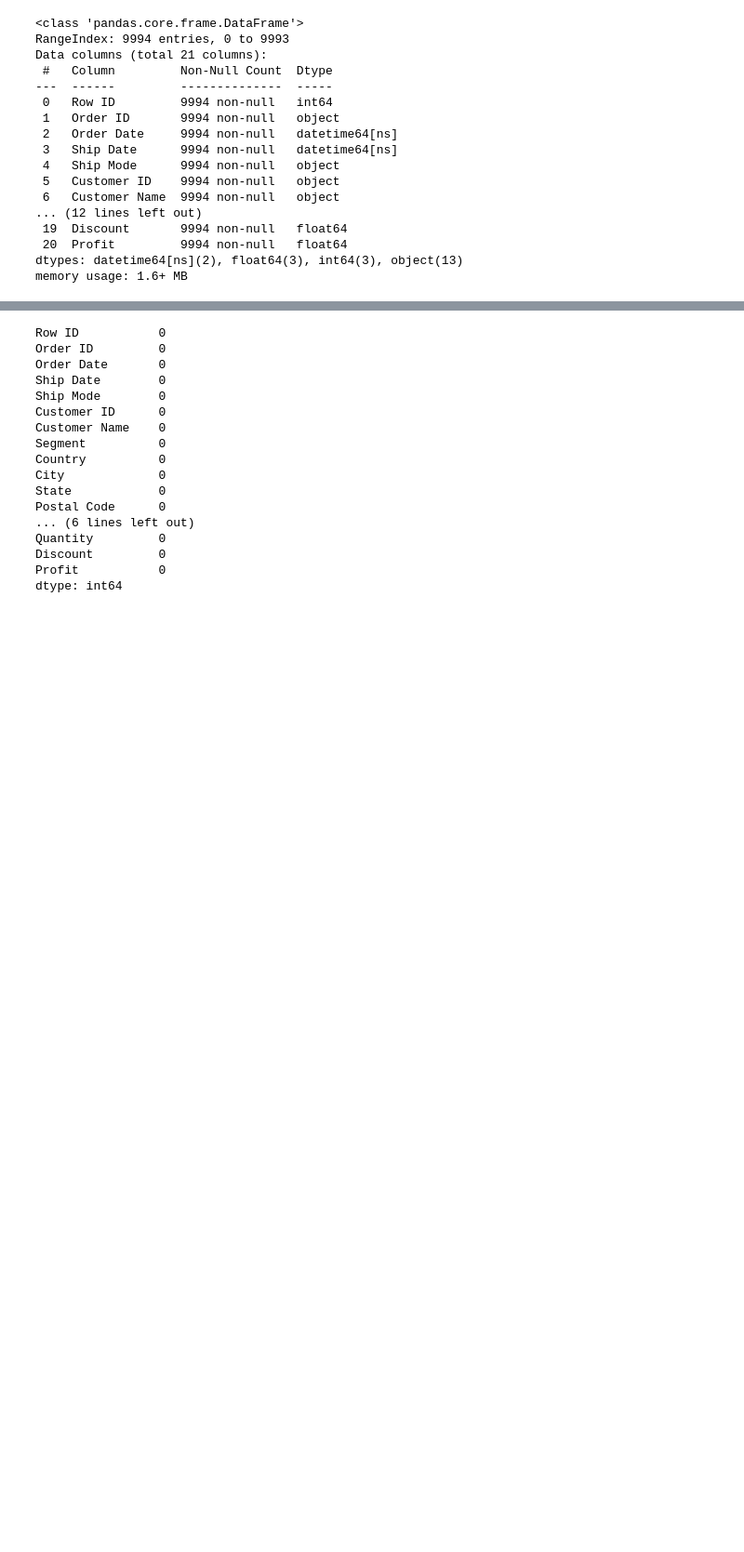
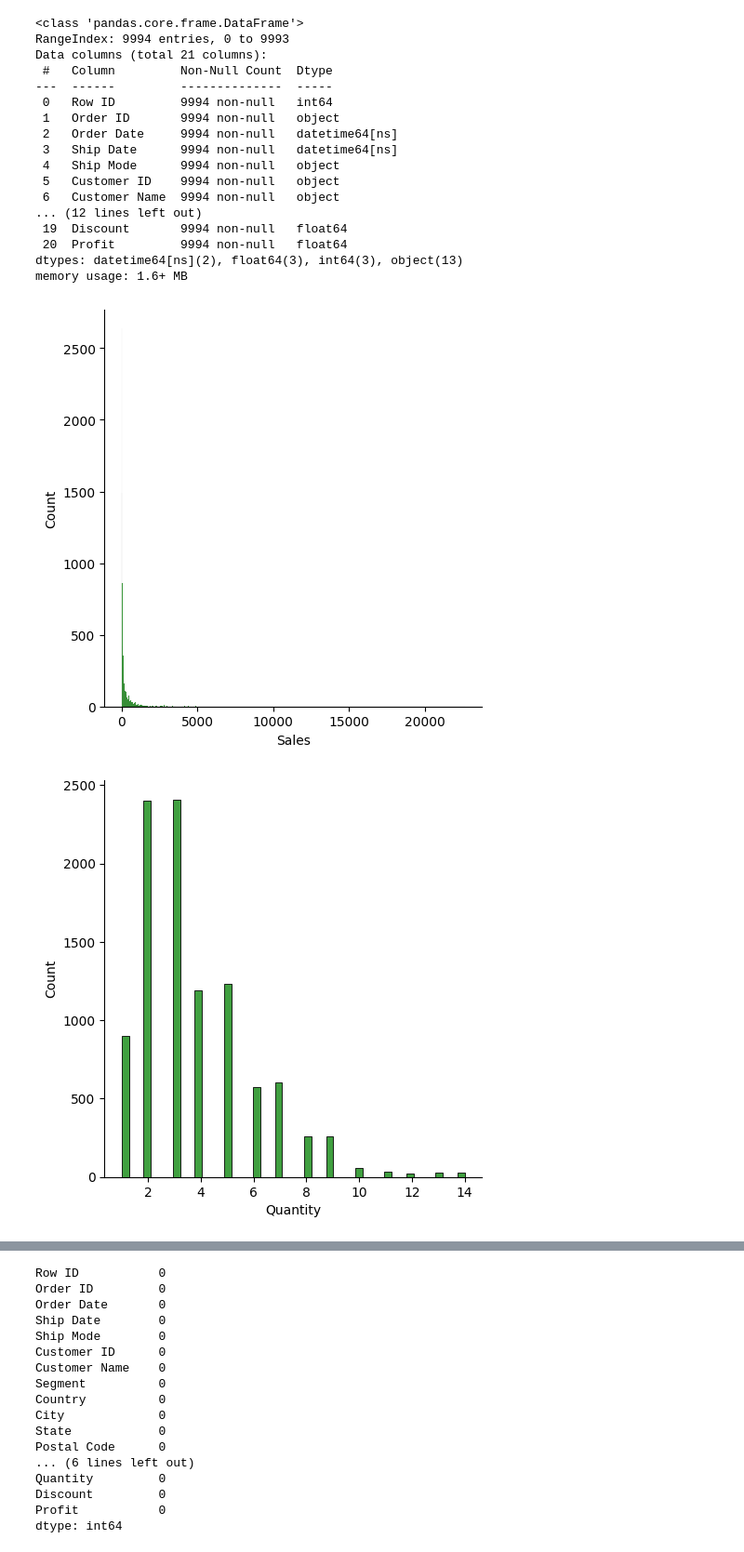
Before and after one commit to Himanshuvishwa007/super-store-sales, a Jupyter notebook: Superstore.ipynb, the cells around one changed output, grey strips where cells are left out. Shown at 93% size. Saved outputs shown, nothing was run; the diff lists cells and outputs as text; code cells hidden in the pictures; blank space fills up the shorter version.

Commit message:
modify the for loop
multiple plot generations for better understanding of the data

```diff
--- a/Superstore.ipynb
+++ b/Superstore.ipynb
@@ -35,3 +35,10 @@ Data columns (total 21 columns):
  20  Profit         9994 non-null   float64
 dtypes: datetime64[ns](2), float64(3), int64(3), object(13)
 memory usage: 1.6+ MB
+# %%
+fechars_continuous = ['Sales','Quantity','Discount','Profit']
+for i in fechars_continuous:
+    sns.displot(data=df,x=i,color='g')
+# %% [output]
+[figure, added]
+[figure, added]
```
Also changed, not shown: parts of 3 cells of this notebook.
